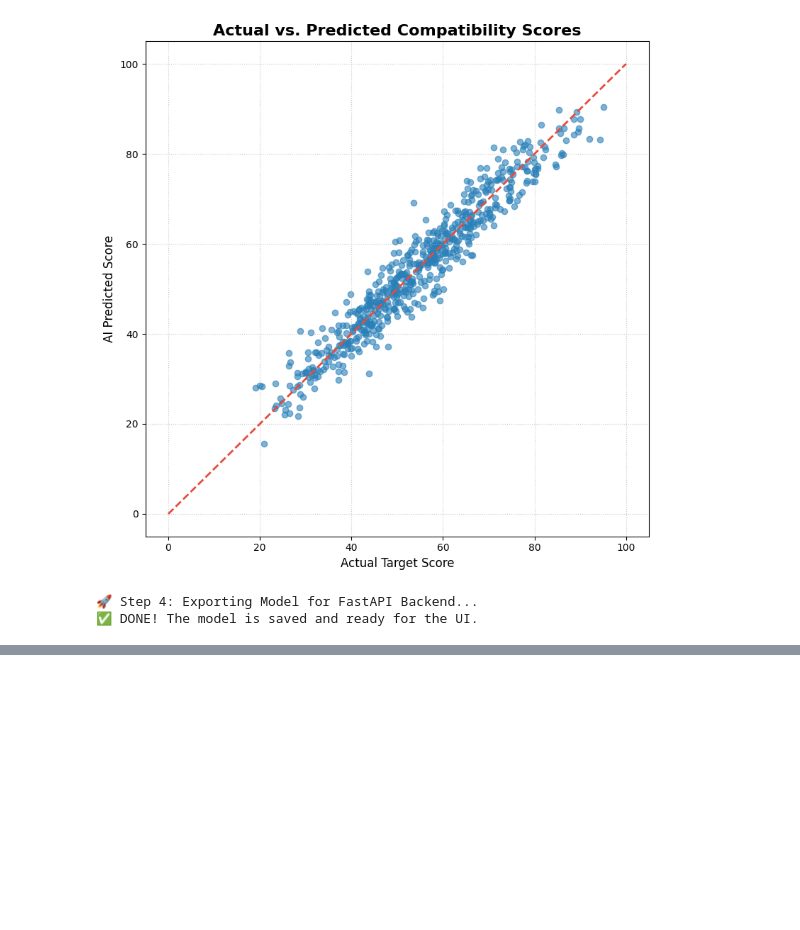
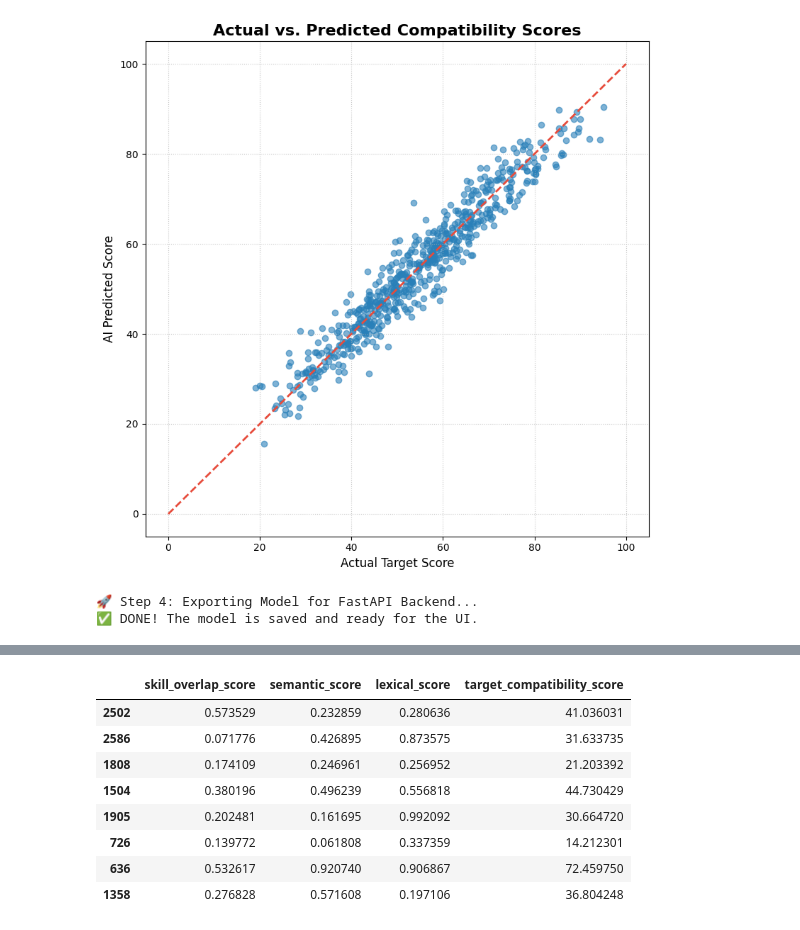
Before and after one commit to AnkithBinagekar/AI-Based-Resume-Analyzer-, a Jupyter notebook: backend/notebooks/model_evaluation.ipynb, the cells around one changed output, grey strips where cells are left out. Saved outputs shown, nothing was run; the diff lists cells and outputs as text; code cells hidden in the pictures; blank space fills up the shorter version.

```diff
--- a/backend/notebooks/model_evaluation.ipynb
+++ b/backend/notebooks/model_evaluation.ipynb
@@ -98,0 +111,12 @@ print("✅ DONE! The model is saved and ready for the UI.")
+# %%
+df.sample(8)
+# %% [output]
+|  | skill_overlap_score | semantic_score | lexical_score | target_compatibility_score |
+| 2502 | 0.573529 | 0.232859 | 0.280636 | 41.036031 |
+| 2586 | 0.071776 | 0.426895 | 0.873575 | 31.633735 |
+| 1808 | 0.174109 | 0.246961 | 0.256952 | 21.203392 |
+| 1504 | 0.380196 | 0.496239 | 0.556818 | 44.730429 |
+| 1905 | 0.202481 | 0.161695 | 0.992092 | 30.664720 |
+| 726 | 0.139772 | 0.061808 | 0.337359 | 14.212301 |
+| 636 | 0.532617 | 0.920740 | 0.906867 | 72.459750 |
+| 1358 | 0.276828 | 0.571608 | 0.197106 | 36.804248 |
```
Also changed, not shown: parts of 5 cells of this notebook, 5 other files.
